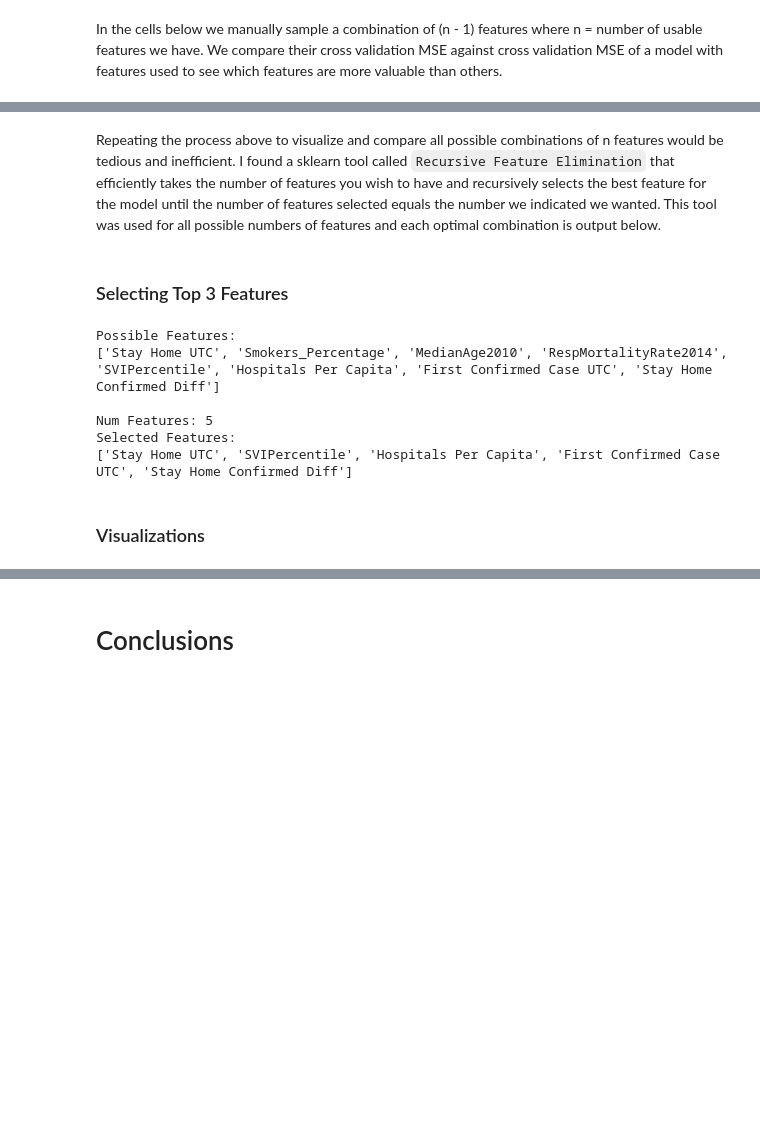
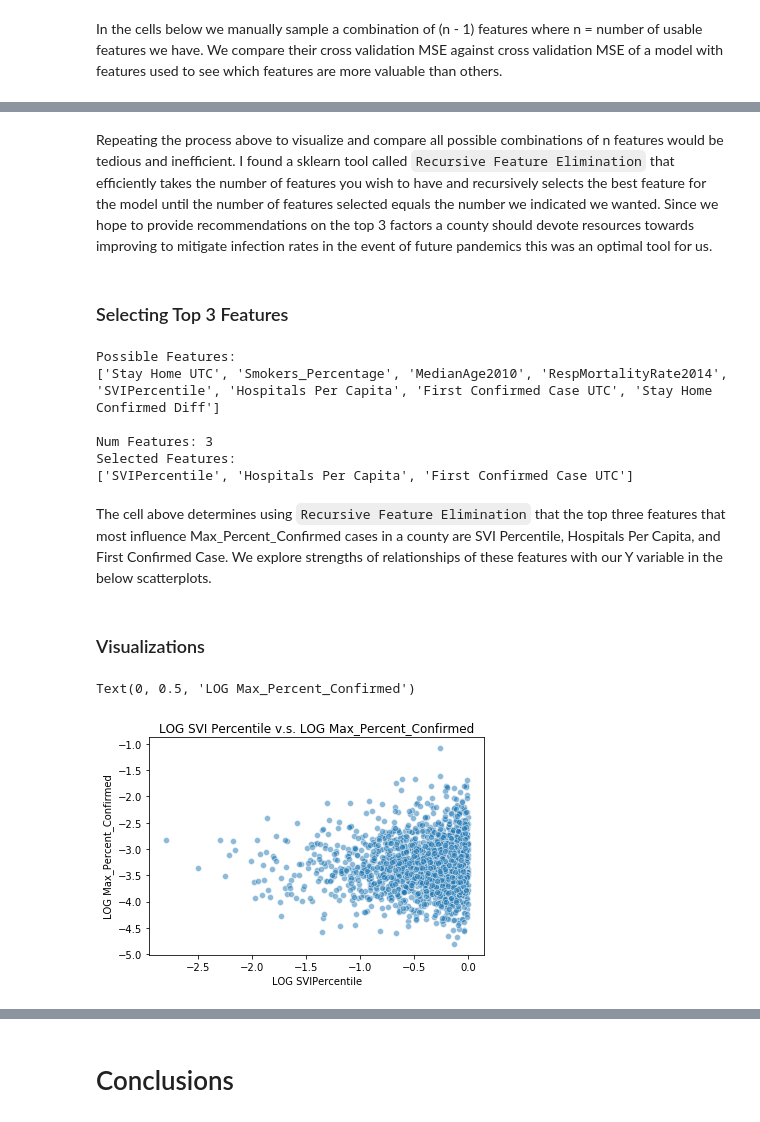
Before and after one commit to aislinliu/d100-final-proj, a Jupyter notebook: d100 final proj essentials.ipynb, the cells around one changed output, grey strips where cells are left out. Drawn from its saved outputs; the diff is of its cells as text; code cells hidden in the pictures; blank space fills up the shorter version.

```diff
--- a/d100 final proj essentials.ipynb
+++ b/d100 final proj essentials.ipynb
@@ -265,5 +344,5 @@ From the visualization above, we can see that certain features are more valuable
 # %% [markdown]
-Repeating the process above to visualize and compare all possible combinations of n features would be tedious and inefficient. I found a sklearn tool called `Recursive Feature Elimination` that efficiently takes the number of features you wish to have and recursively selects the best feature for the model until the number of features selected equals the number we indicated we wanted. This tool was used for all possible numbers of features and each optimal combination is output below.
+Repeating the process above to visualize and compare all possible combinations of n features would be tedious and inefficient. I found a sklearn tool called `Recursive Feature Elimination` that efficiently takes the number of features you wish to have and recursively selects the best feature for the model until the number of features selected equals the number we indicated we wanted. Since we hope to provide recommendations on the top 3 factors a county should devote resources towards improving to mitigate infection rates in the event of future pandemics this was an optimal tool for us.
 # %% [markdown]
 ### Selecting Top 3 Features
 # %%
@@ -278,12 +357,11 @@ print()
 
 # Initialize training_data and model
 training_data = train[copy]
+model = LinearRegression()
 
-model = LinearRegression()
-best_combos = {}
 
-# Iteration through all possible number of features
-rfe = RFE(model, 5)
+# Selecting RFE for combos of n = 3 features
+rfe = RFE(model, 3)
 fit = rfe.fit(training_data, y)
 print("Num Features: %d" % fit.n_features_)
 print("Selected Features: ")
@@ -296,8 +374,18 @@ print(feats)
 Possible Features:
 ['Stay Home UTC', 'Smokers_Percentage', 'MedianAge2010', 'RespMortalityRate2014', 'SVIPercentile', 'Hospitals Per Capita', 'First Confirmed Case UTC', 'Stay Home Confirmed Diff']
 
-Num Features: 5
+Num Features: 3
 Selected Features:
-['Stay Home UTC', 'SVIPercentile', 'Hospitals Per Capita', 'First Confirmed Case UTC', 'Stay Home Confirmed Diff']
+['SVIPercentile', 'Hospitals Per Capita', 'First Confirmed Case UTC']
+# %% [markdown]
+The cell above determines using `Recursive Feature Elimination` that the top three features that most influence Max_Percent_Confirmed cases in a county are SVI Percentile, Hospitals Per Capita, and First Confirmed Case. We explore strengths of relationships of these features with our Y variable in the below scatterplots.
 # %% [markdown]
 ### Visualizations
+# %%
+sns.scatterplot(x=np.log10(train["SVIPercentile"]), y=np.log10(train["Max_Percent_Confirmed"]), alpha=.5)
+plt.title("LOG SVI Percentile v.s. LOG Max_Percent_Confirmed")
+plt.xlabel("LOG SVIPercentile")
+plt.ylabel("LOG Max_Percent_Confirmed")
+# %% [output]
+Text(0, 0.5, 'LOG Max_Percent_Confirmed')
+[figure, added]
```
Also changed, not shown: parts of 29 cells of this notebook, 2 other files.
